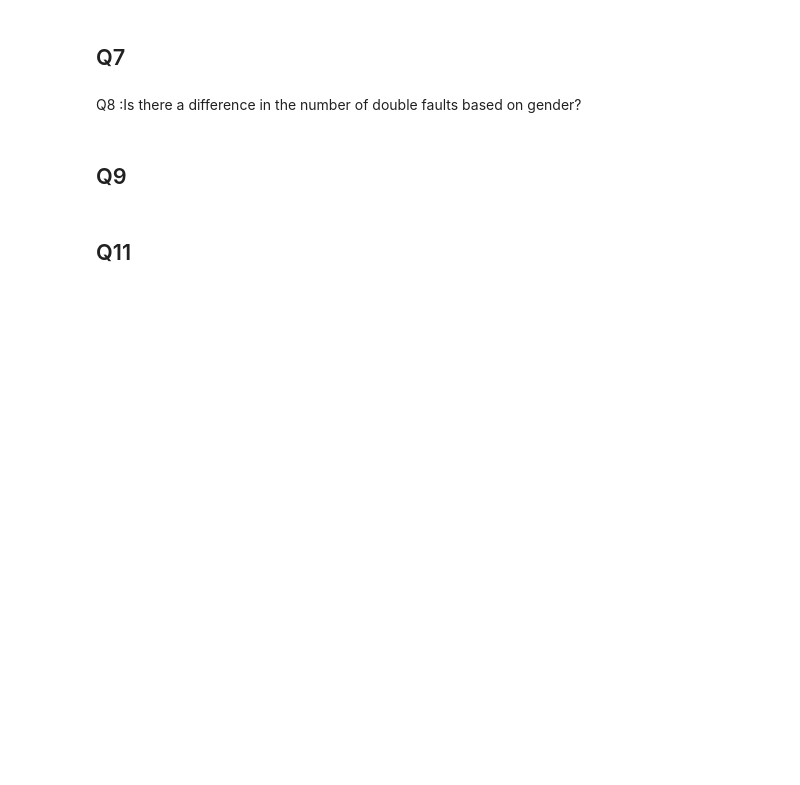
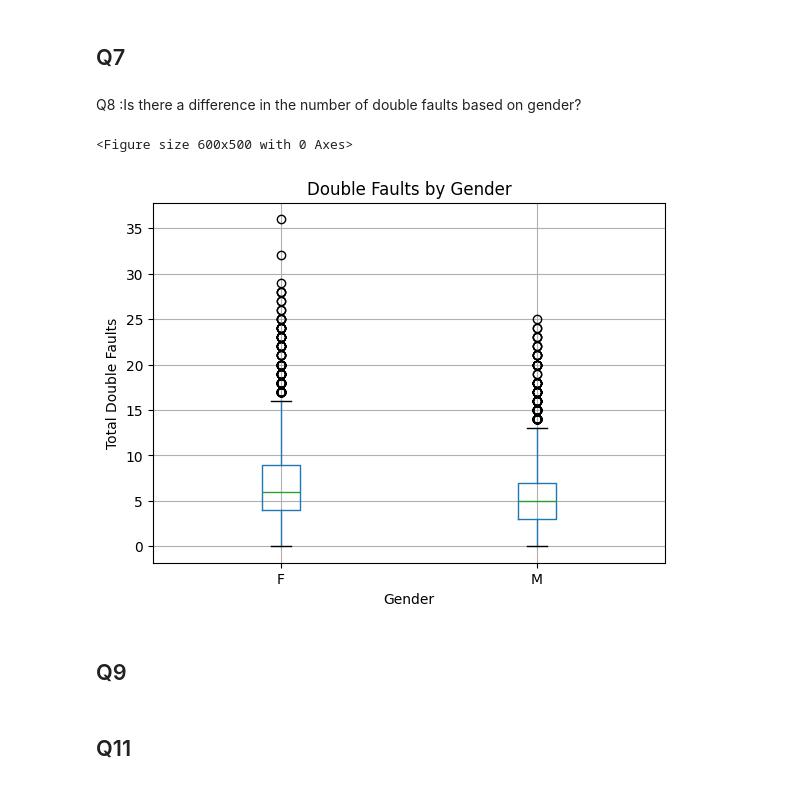
Before and after one commit to rezabaram1/TennisAnalysisProject, a Jupyter notebook: Analysis_data.ipynb, the cells around one changed output. Cells and saved outputs as stored; diff of their text form; code cells hidden in the pictures; blank space fills up the shorter version.

Commit message:
Add boxplot comparing double faults between genders

```diff
--- a/Analysis_data.ipynb
+++ b/Analysis_data.ipynb
@@ -124,28 +130,39 @@ Q8 :Is there a difference in the number of double faults based on gender?
 # %%
 # Reading the file csv
 df_away_team = pd.read_csv(f"tennis_data/away_team.csv")
 df_home_team = pd.read_csv(f"tennis_data/home_team.csv")
 df_period = pd.read_csv('tennis_data/period.csv')
 
 # Concatenate two csv files and filtering on them
 players = pd.concat(
     [df_away_team[['match_id','gender']],
      df_home_team[['match_id','gender']]])
 
 # Filtering and finding double faults
 df_double_faults =df_period[df_period['statistic_name'] == 'double_faults']
 
 # Merging player and double_faults files and filtering on all sets
 df_final = players.merge(df_double_faults[['match_id', 'home_value','away_value','period']], on='match_id')
 df_final = df_final[df_final['period'] == 'ALL']
 
 # Removing duplicate games and add 'home_value' and 'away_value' columns together and store in a new column 'sum_double_faults'
 df_final.drop_duplicates(subset='match_id',inplace=True)
 df_final['sum_double_fault'] = df_final['home_value'] + df_final['away_value']
 
 # Group the data by 'gender' and generate descriptive statistics for 'sum_double_fault'
 result = df_final.groupby('gender')['sum_double_fault'].describe()
-result
+
+# Added plot
+plt.figure(figsize=(6,5))
+df_final.boxplot(column='sum_double_fault', by='gender')
+plt.title("Double Faults by Gender")
+plt.suptitle("")
+plt.xlabel("Gender")
+plt.ylabel("Total Double Faults")
+plt.show()
+# %% [output]
+<Figure size 600x500 with 0 Axes>
+[figure, added]
 # %% [markdown]
 ## Q9
 # %%
```
Also changed, not shown: parts of 1 cell of this notebook.
